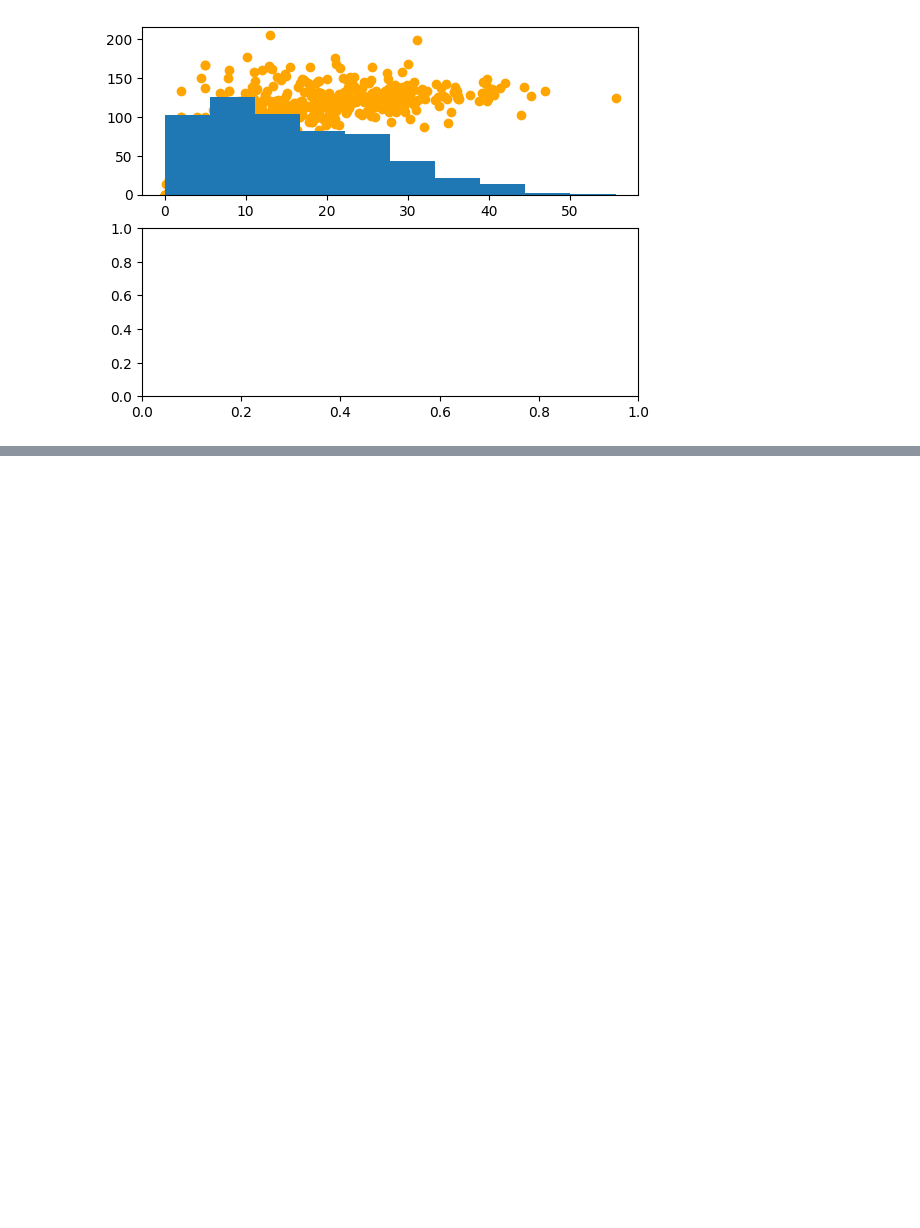
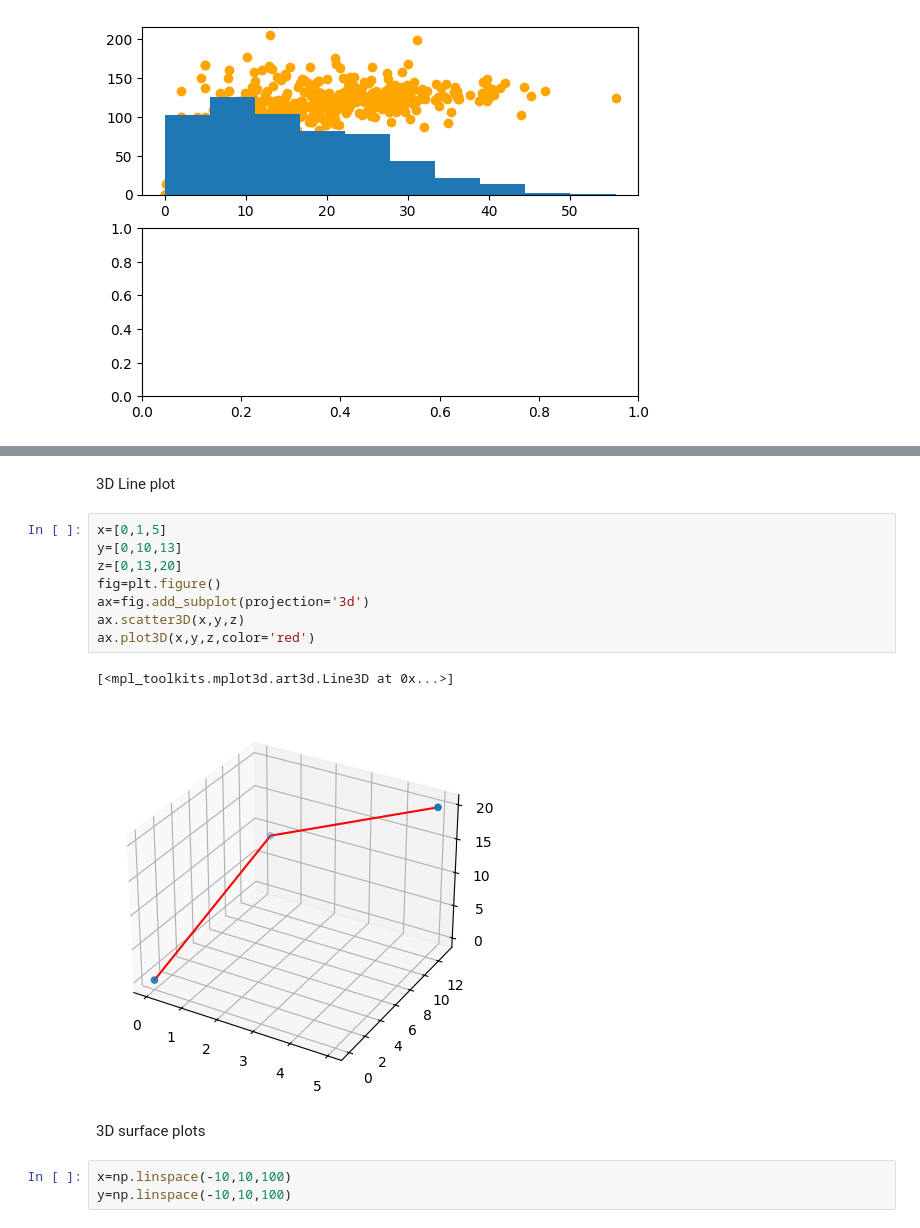
Before and after one commit to Prathambiradr12345/Machine-_learning, a Jupyter notebook: AdvancedMatplotlib.ipynb, the cells around one changed output, grey strips where cells are left out. Saved outputs shown, nothing was run; the diff lists cells and outputs as text; blank space fills up the shorter version.

```diff
--- a/AdvancedMatplotlib.ipynb
+++ b/AdvancedMatplotlib.ipynb
@@ -197,0 +213,18 @@ ax1.hist(batters['avg'])
+# %% [markdown]
+3D Line plot
+# %%
+x=[0,1,5]
+y=[0,10,13]
+z=[0,13,20]
+fig=plt.figure()
+ax=fig.add_subplot(projection='3d')
+ax.scatter3D(x,y,z)
+ax.plot3D(x,y,z,color='red')
+# %% [output]
+[<mpl_toolkits.mplot3d.art3d.Line3D at 0x...>]
+[figure, added]
+# %% [markdown]
+3D surface plots
+# %%
+x=np.linspace(-10,10,100)
+y=np.linspace(-10,10,100)
```
Also changed, not shown: parts of 16 cells of this notebook.
